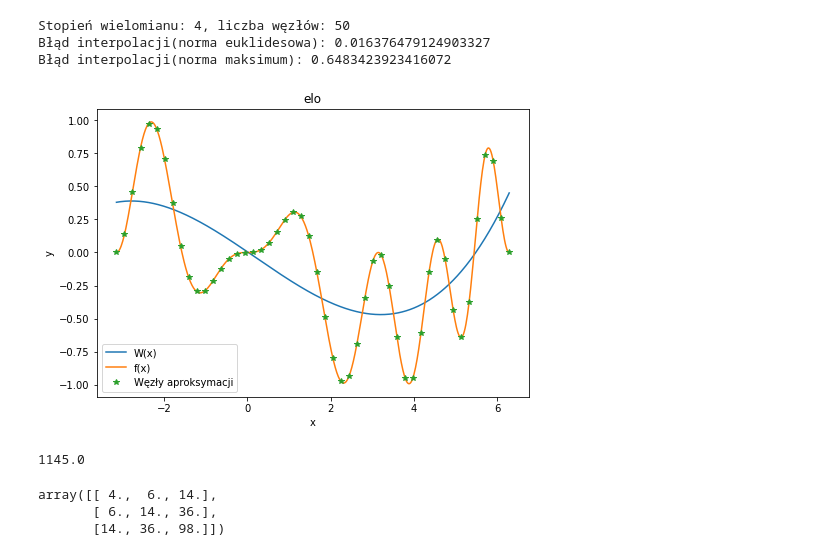
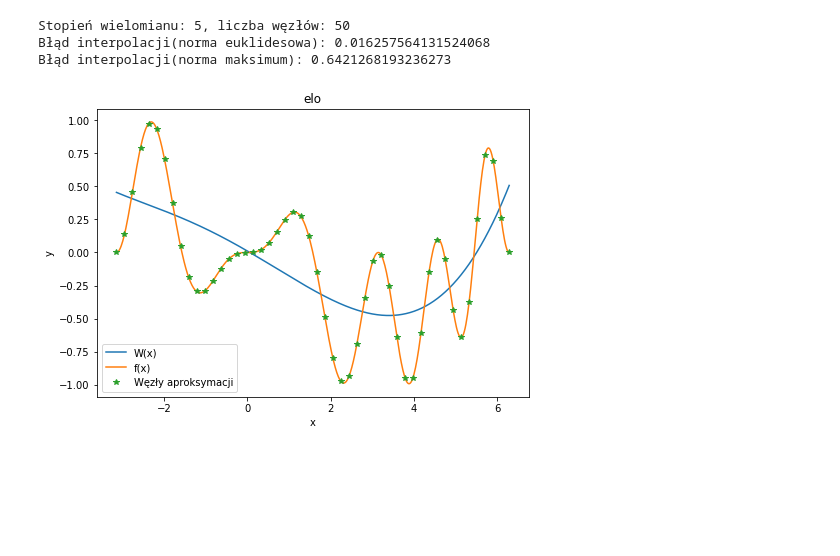
Before and after one commit to pawlooss1/MOwNiT, a Jupyter notebook: lab7/Approximation.ipynb, the cells around one changed output. Drawn from its saved outputs; the diff is of its cells as text; code cells hidden in the pictures; blank space fills up the shorter version.

```diff
--- a/lab7/Approximation.ipynb
+++ b/lab7/Approximation.ipynb
@@ -76,20 +84,21 @@ def approximate(m, x_print, x_approx, y_approx, wage_fun, base_generator):
     a = compute_a_coeff(m, x_approx, y_approx, wage_fun, base_generator)
     return evaluate_approximation_polynomial(x_print, a, base_generator)
 # %%
-def exercise(a, b, n, m):
+def exercise(a, b, n, m, base):
+    print("Stopień wielomianu: {0:d}, liczba węzłów: {1:d}".format(m, n))
     m = m + 1
-    print("Stopień wielomianu: {0:d}, liczba węzłów: {1:d}".format(m, n))
     x_approx = np.linspace(a, b, n)
     x_print = np.linspace(a, b, POINTS)
     y_approx = f(x_approx)
     y_print = f(x_print)
-    p_print = approximate(m, x_print, x_approx, y_approx, wage_fun=lambda x: 1, base_generator=monomial_base)
+    p_print = approximate(m, x_print, x_approx, y_approx, wage_fun=lambda x: 1, base_generator=base)
+    #print(p_print)
     print_errors(y_print, p_print)
     print_plots(x_approx, x_print, y_approx, y_print, p_print)
 # %%
-exercise(-np.pi, 2 * np.pi, 50, 3)
+exercise(-np.pi, 2 * np.pi, 50, 5, monomial_base)
 # %% [output]
-Stopień wielomianu: 4, liczba węzłów: 50
-Błąd interpolacji(norma euklidesowa): 0.016376479124903327
-Błąd interpolacji(norma maksimum): 0.6483423923416072
+Stopień wielomianu: 5, liczba węzłów: 50
+Błąd interpolacji(norma euklidesowa): 0.016257564131524068
+Błąd interpolacji(norma maksimum): 0.6421268193236273
-[figure, old version]
+[figure, new version]
@@ -98,14 +104,0 @@ calculate_matrix_elem(0, 1, lambda x: 1, np.arange(4), monomial_base)
-# %%
-np.fromfunction(lambda i, j: calculate_matrix_elem(i, j, lambda x: 1, np.arange(4), monomial_base), (4,4))
-# %% [output]
-1145.0
-# %%
-g = np.empty((3,3))
-for i in range(3):
-    for j in range(3):
-        g[i][j] = calculate_matrix_elem(i, j, lambda x: 1, np.arange(4), monomial_base)
-g
-# %% [output]
-array([[ 4.,  6., 14.],
-       [ 6., 14., 36.],
-       [14., 36., 98.]])
```
Also changed, not shown: parts of 7 cells of this notebook, 3 other files.
